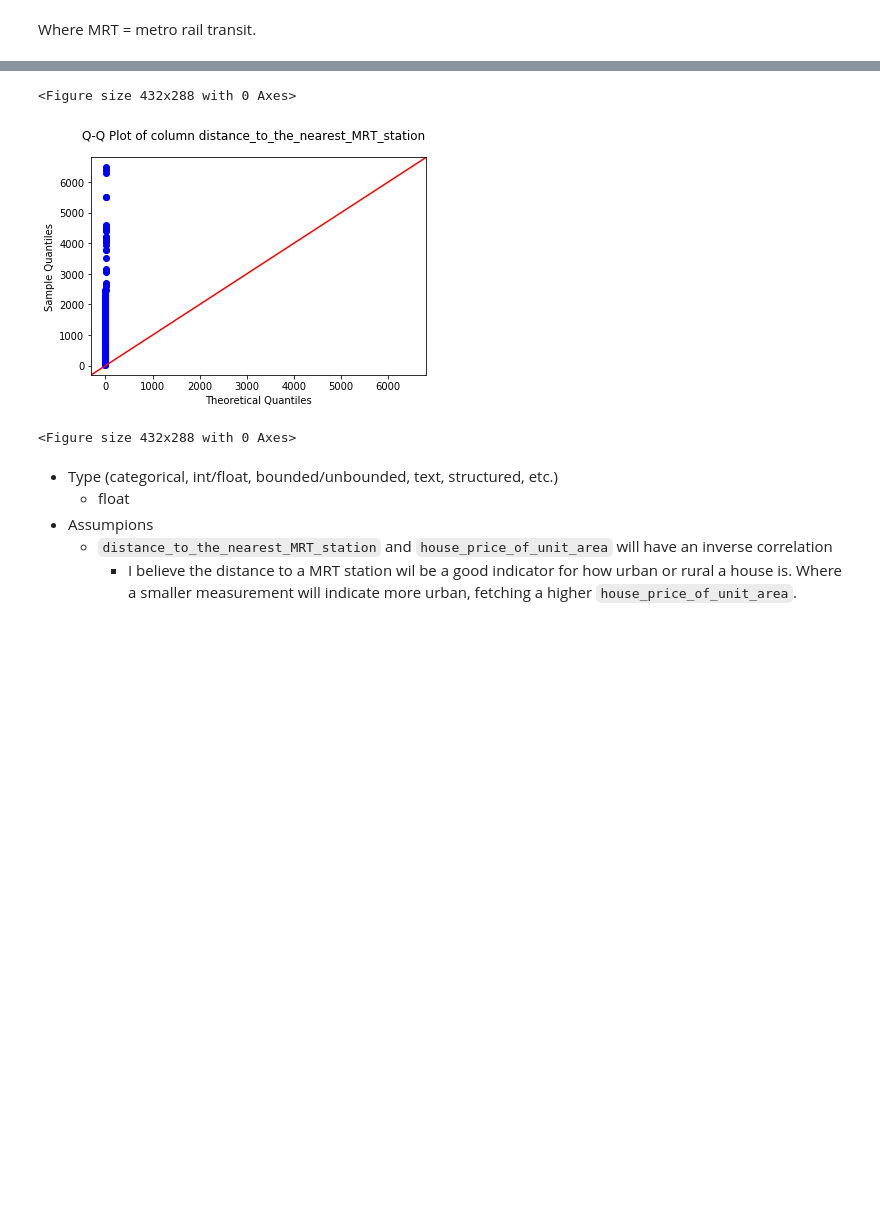
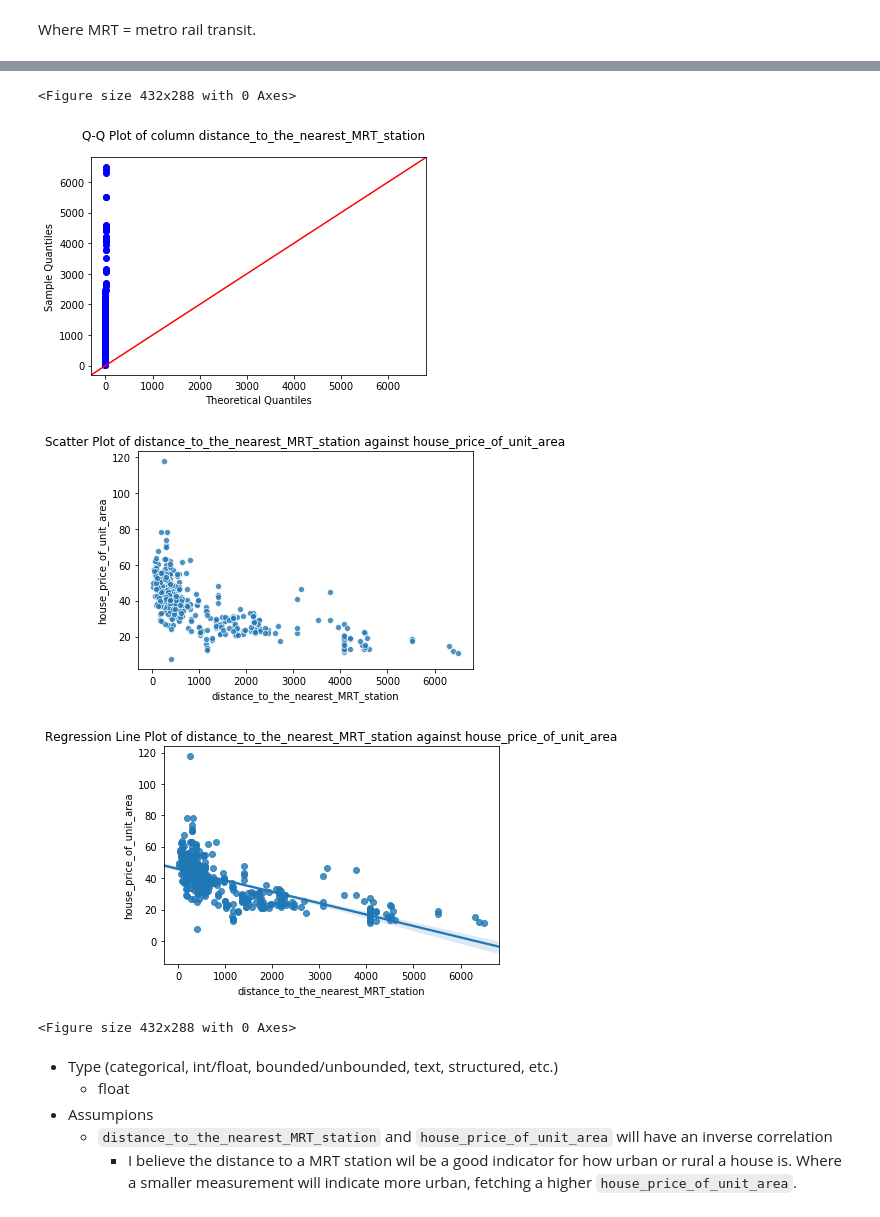
Before and after one commit to GregHilston/hands-on-machine-learning-with-scikit-learn-and-tensorflow, a Jupyter notebook: chapter-two-end-to-end-machine-learning-project/notebooks/chapter-two-end-to-end-project.ipynb, the cells around one changed output, grey strips where cells are left out. Cells and saved outputs as stored; diff of their text form; code cells hidden in the pictures; blank space fills up the shorter version.

```diff
--- a/chapter-two-end-to-end-machine-learning-project/notebooks/chapter-two-end-to-end-project.ipynb
+++ b/chapter-two-end-to-end-machine-learning-project/notebooks/chapter-two-end-to-end-project.ipynb
@@ -420,27 +451,29 @@ Sample does not look Gaussian (reject H0)
 # %% [markdown]
 Where MRT = metro rail transit.
 # %%
-high_level_overview(df["distance_to_the_nearest_MRT_station"])
+high_level_overview(df["distance_to_the_nearest_MRT_station"], df["house_price_of_unit_area"])
 # %% [output]
 count     414.000000
 mean     1083.885689
 std      1262.109595
 min        23.382840
 25%       289.324800
 50%       492.231300
 75%      1454.279000
 max      6488.021000
 Name: distance_to_the_nearest_MRT_station, dtype: float64
 0 missing
 IQR: 1164.9542000000001
 found 37 outliers
 
 Shapiro-Wilk stat 0.7381015419960022 p 4.8551144525880555e-25
 Sample does not look Gaussian (reject H0)
 [figure]
 [figure]
 <Figure size 432x288 with 0 Axes>
 [figure]
+[figure, added]
+[figure, added]
 <Figure size 432x288 with 0 Axes>
 # %% [markdown]
 - Type (categorical, int/float, bounded/unbounded, text, structured, etc.)
```
Also changed, not shown: parts of 12 cells of this notebook.
